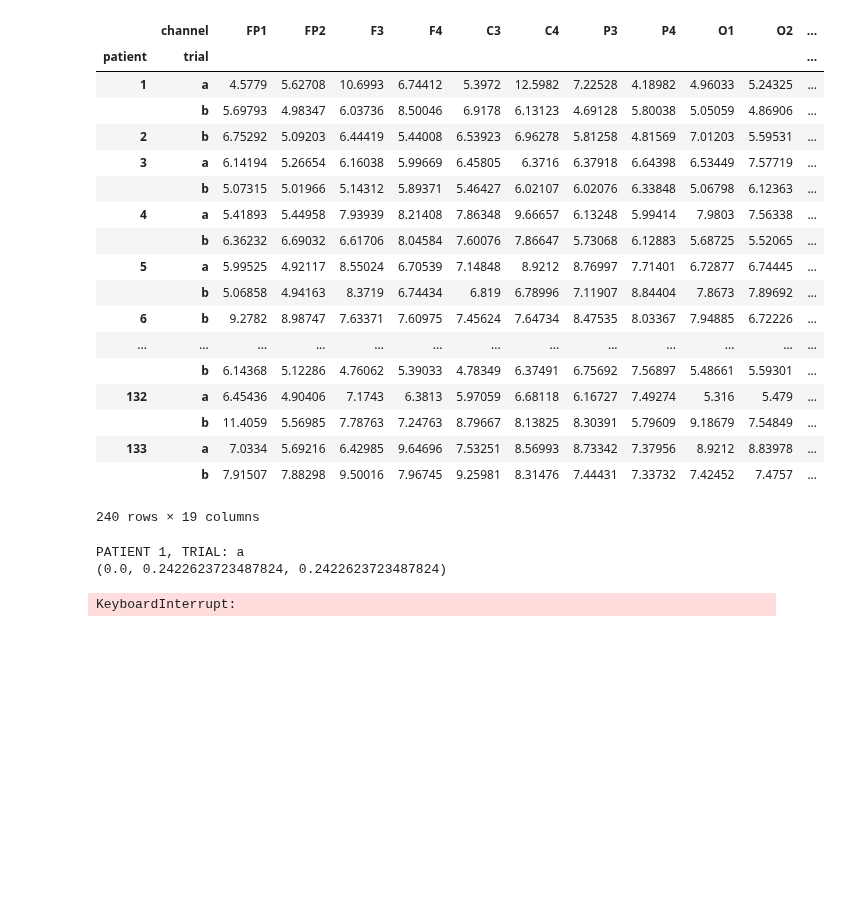
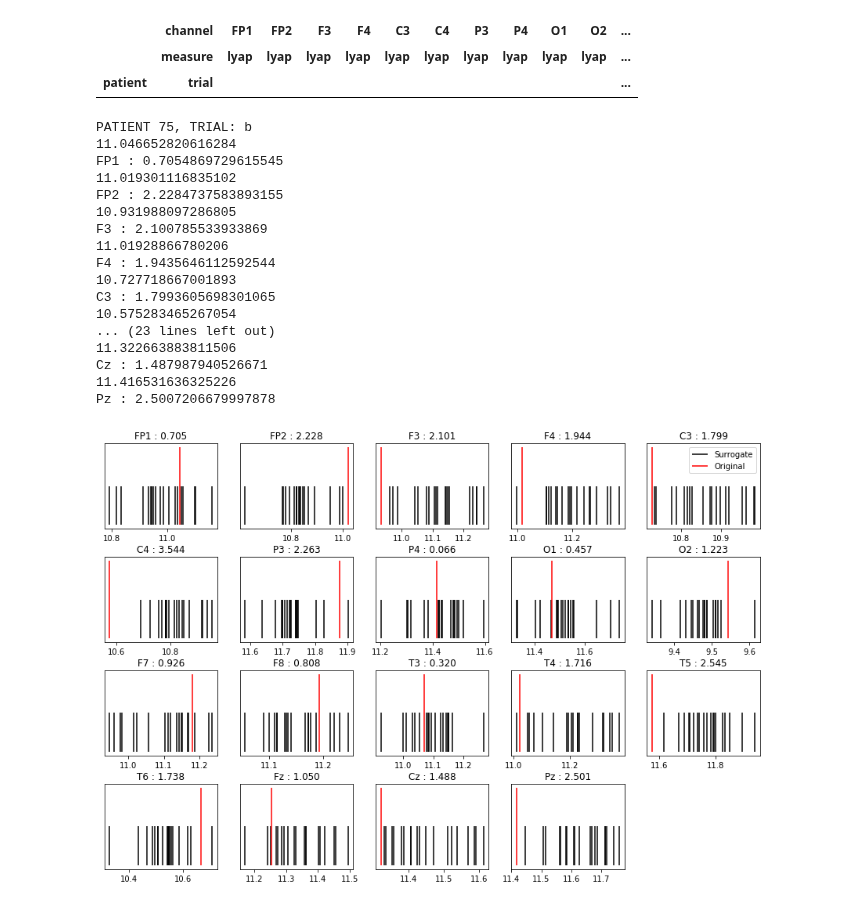
Before and after one commit to mirgee/thesis_project, a Jupyter notebook: notebooks/08-surrogate.ipynb, the cells around one changed output. Drawn from its saved outputs; the diff is of its cells as text; code cells hidden in the pictures; blank space fills up the shorter version.

```diff
--- a/notebooks/08-surrogate.ipynb
+++ b/notebooks/08-surrogate.ipynb
@@ -24,4 +1,8 @@ interpreter: 64bit
 # %%
+%load_ext autoreload
+%autoreload 2
+%load_ext watermark
+%watermark -v -n -m -p numpy,scipy,sklearn,pandas
 %matplotlib inline
 import pandas as pd
 import numpy as np
@@ -35,7 +16,7 @@ import mne
 from lib.nolitsa.nolitsa import surrogates
 from scipy.stats import ks_2samp
 
-PROJ_ROOT = os.path.abspath(os.path.join(os.pardir))
+PROJ_ROOT = "/home/kovar/thesis_project/"
 DATA_ROOT = os.path.abspath(os.path.join(PROJ_ROOT, 'data'))
 PROCESSED_ROOT = os.path.abspath(os.path.join(DATA_ROOT, 'processed'))
 RAW_ROOT = os.path.abspath(os.path.join(DATA_ROOT, 'raw'))
@@ -53,8 +34,8 @@ META_COLUMN_NAMES = ['freq', 'RESP_4W', 'RESP_FIN', 'REMISE_FIN', 'AGE', 'SEX',
 META_FILE_NAME = 'DEP-POOL_Final_144.xlsx'
 meta_df = pd.read_excel(os.path.join(RAW_ROOT, META_FILE_NAME), index_col='ID', names=META_COLUMN_NAMES)
 
-patient = 1
-trial = 'a'
+patient = 75
+trial = 'b'
 raw_fif = mne.io.read_raw_fif(os.path.join(PROCESSED_ROOT, f'{patient}'+trial+'.fif'))
 t = pd.DataFrame(raw_fif.get_data())
 data = pd.DataFrame(np.transpose(t.values), columns=CHANNEL_NAMES)
@@ -90,27 +80,13 @@ Ready.
 # %%
-df = pd.read_pickle(os.path.join(LABELED_ROOT, 'lyap_auto.pkl')).dropna()
+df = pd.read_pickle(os.path.join(LABELED_ROOT, 'dfa_4_320_11_offset.pkl')).dropna()
 df.columns = df.columns.droplevel(1)
 df
+dfs = pd.read_pickle(os.path.join(LABELED_ROOT, 'lyap_auto_sigmas.pkl')).dropna()
+dfs
 # %% [output]
 |  | channel | FP1 | FP2 | F3 | F4 | C3 | C4 | P3 | P4 | O1 | O2 | ... |
+|  | measure | lyap | lyap | lyap | lyap | lyap | lyap | lyap | lyap | lyap | lyap | ... |
 | patient | trial |  |  |  |  |  |  |  |  |  |  | ... |
-| 1 | a | 4.5779 | 5.62708 | 10.6993 | 6.74412 | 5.3972 | 12.5982 | 7.22528 | 4.18982 | 4.96033 | 5.24325 | ... |
-|  | b | 5.69793 | 4.98347 | 6.03736 | 8.50046 | 6.9178 | 6.13123 | 4.69128 | 5.80038 | 5.05059 | 4.86906 | ... |
-| 2 | b | 6.75292 | 5.09203 | 6.44419 | 5.44008 | 6.53923 | 6.96278 | 5.81258 | 4.81569 | 7.01203 | 5.59531 | ... |
-| 3 | a | 6.14194 | 5.26654 | 6.16038 | 5.99669 | 6.45805 | 6.3716 | 6.37918 | 6.64398 | 6.53449 | 7.57719 | ... |
-|  | b | 5.07315 | 5.01966 | 5.14312 | 5.89371 | 5.46427 | 6.02107 | 6.02076 | 6.33848 | 5.06798 | 6.12363 | ... |
-| 4 | a | 5.41893 | 5.44958 | 7.93939 | 8.21408 | 7.86348 | 9.66657 | 6.13248 | 5.99414 | 7.9803 | 7.56338 | ... |
-|  | b | 6.36232 | 6.69032 | 6.61706 | 8.04584 | 7.60076 | 7.86647 | 5.73068 | 6.12883 | 5.68725 | 5.52065 | ... |
-| 5 | a | 5.99525 | 4.92117 | 8.55024 | 6.70539 | 7.14848 | 8.9212 | 8.76997 | 7.71401 | 6.72877 | 6.74445 | ... |
-|  | b | 5.06858 | 4.94163 | 8.3719 | 6.74434 | 6.819 | 6.78996 | 7.11907 | 8.84404 | 7.8673 | 7.89692 | ... |
-| 6 | b | 9.2782 | 8.98747 | 7.63371 | 7.60975 | 7.45624 | 7.64734 | 8.47535 | 8.03367 | 7.94885 | 6.72226 | ... |
-| ... | ... | ... | ... | ... | ... | ... | ... | ... | ... | ... | ... | ... |
-|  | b | 6.14368 | 5.12286 | 4.76062 | 5.39033 | 4.78349 | 6.37491 | 6.75692 | 7.56897 | 5.48661 | 5.59301 | ... |
-| 132 | a | 6.45436 | 4.90406 | 7.1743 | 6.3813 | 5.97059 | 6.68118 | 6.16727 | 7.49274 | 5.316 | 5.479 | ... |
-|  | b | 11.4059 | 5.56985 | 7.78763 | 7.24763 | 8.79667 | 8.13825 | 8.30391 | 5.79609 | 9.18679 | 7.54849 | ... |
-| 133 | a | 7.0334 | 5.69216 | 6.42985 | 9.64696 | 7.53251 | 8.56993 | 8.73342 | 7.37956 | 8.9212 | 8.83978 | ... |
-|  | b | 7.91507 | 7.88298 | 9.50016 | 7.96745 | 9.25981 | 8.31476 | 7.44431 | 7.33732 | 7.42452 | 7.4757 | ... |
-240 rows × 19 columns
 # %%
 def plot_sigma(channel_name, surr_stats, true_stat, statname=r'$\lambda_1$'):
     plt.figure(1)
@@ -128,13 +106,40 @@ def compute_sigma(x, true_stat, f):
 # %%
+fig = plt.figure(1, figsize=(15,10))
+fig.subplots_adjust(hspace=0.33)
 print(f'PATIENT {patient}, TRIAL: {trial}')
-for channel_name in data.columns:
-    chan_data = data.loc[:, channel_name]
+for i, channel_name in enumerate(data.columns):
+    func = measures.algorithms.compute_lyapunov
+    chan_data = data.loc[:, channel_name].values[:15000]
     # true_stat = df.loc[(patient, trial), channel_name]
-    true_stat = compute_lyapunov(chan_data)
-    sigma, surr_stats = compute_sigma(chan_data, true_stat, compute_lyapunov)
-    plot_sigma(channel_name, surr_stats, true_stat)
+    true_stat = func(chan_data)
+    print(true_stat)
+    sigma, surr_stats = compute_sigma(chan_data, true_stat, func)
+    ax = plt.subplot(4,5,i+1)
+    plt.title(f'{channel_name} : {sigma:.3f}')
+    # plt.xlabel('')
+    plt.yticks([])
+    plt.vlines(surr_stats, 0.0, 0.5, label='Surrogate')
+    plt.vlines(true_stat, 0.0, 1.0, color='red', label='Original')
+    if i == 4:
+        plt.legend()
     print(f'{channel_name} : {sigma}')
+plt.show()
 # %% [output]
-PATIENT 1, TRIAL: a
-(0.0, 0.2422623723487824, 0.2422623723487824)
+PATIENT 75, TRIAL: b
+11.046652820616284
+FP1 : 0.7054869729615545
+11.019301116835102
+FP2 : 2.2284737583893155
+10.931988097286805
+F3 : 2.100785533933869
+11.01928866780206
+F4 : 1.9435646112592544
+10.727718667001893
+C3 : 1.7993605698301065
+10.575283465267054
+... (23 lines left out)
+11.322663883811506
+Cz : 1.487987940526671
+11.416531636325226
+Pz : 2.5007206679997878
-KeyboardInterrupt:
+[figure, added]
```
Also changed, not shown: parts of 5 cells of this notebook, 4 other files.
